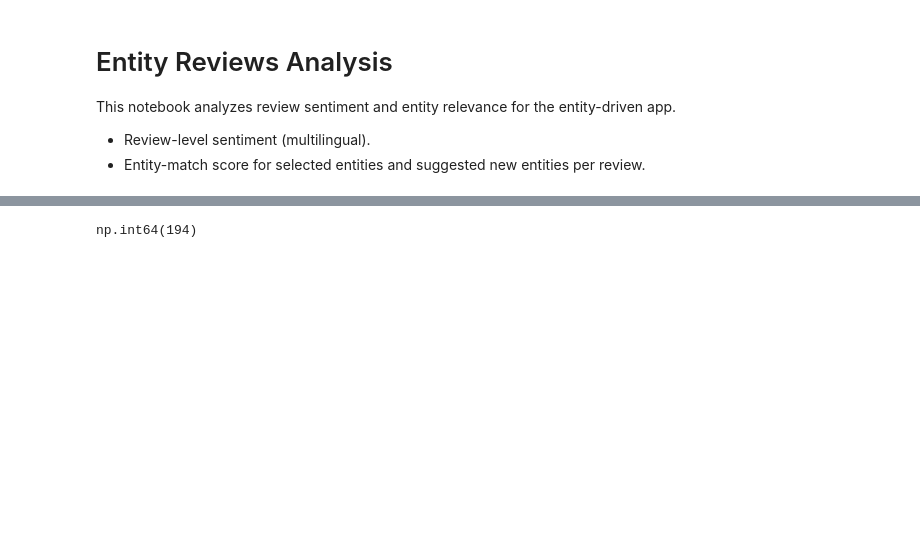
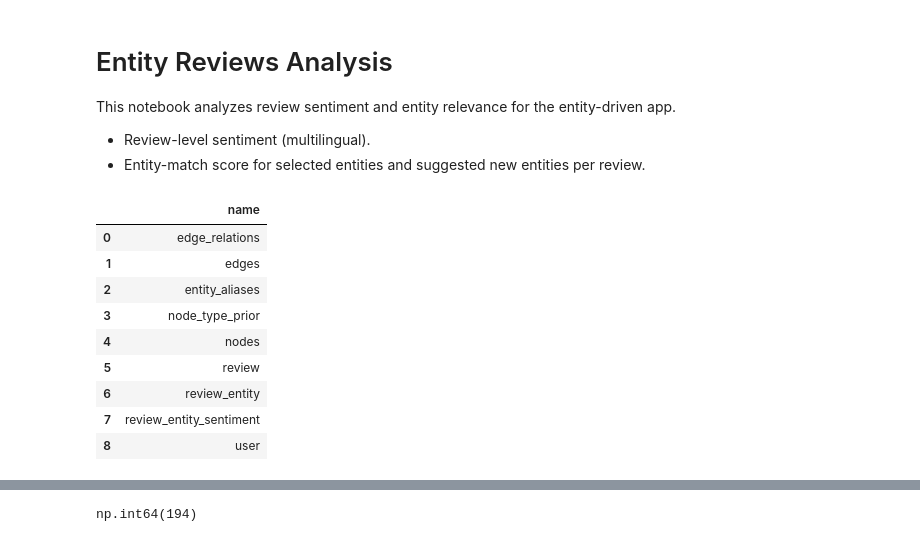
Before and after one commit to lbk209/entity-driven, a Jupyter notebook: analysis/review_analysis.ipynb, the cells around one changed output, grey strips where cells are left out. Saved outputs shown, nothing was run; the diff lists cells and outputs as text; code cells hidden in the pictures; blank space fills up the shorter version.

```diff
--- a/analysis/review_analysis.ipynb
+++ b/analysis/review_analysis.ipynb
@@ -6,0 +21,23 @@ This notebook analyzes review sentiment and entity relevance for the entity-driv
+# %%
+df_tables = pd.read_sql(
+    """
+    SELECT name
+    FROM sqlite_master
+    WHERE type='table'
+      AND name NOT LIKE 'sqlite_%'
+    ORDER BY name
+    """,
+    conn
+)
+df_tables
+# %% [output]
+|  | name |
+| 0 | edge_relations |
+| 1 | edges |
+| 2 | entity_aliases |
+| 3 | node_type_prior |
+| 4 | nodes |
+| 5 | review |
+| 6 | review_entity |
+| 7 | review_entity_sentiment |
+| 8 | user |
```
Also changed, not shown: parts of 4 cells of this notebook, 2 other files.
